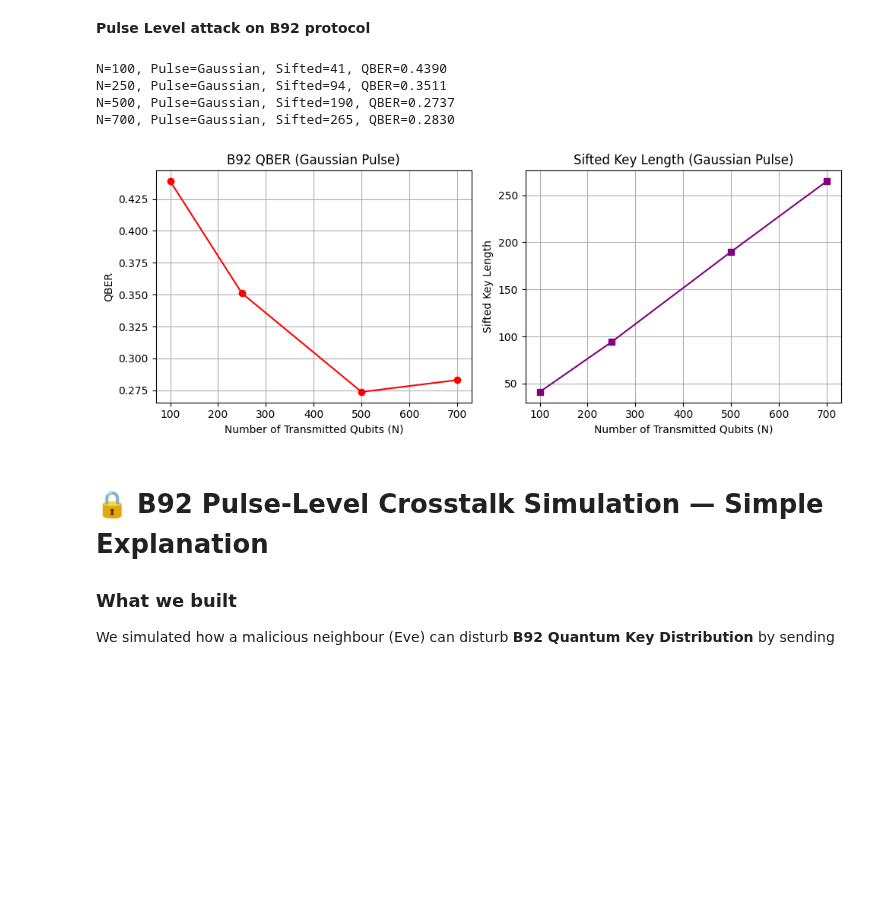
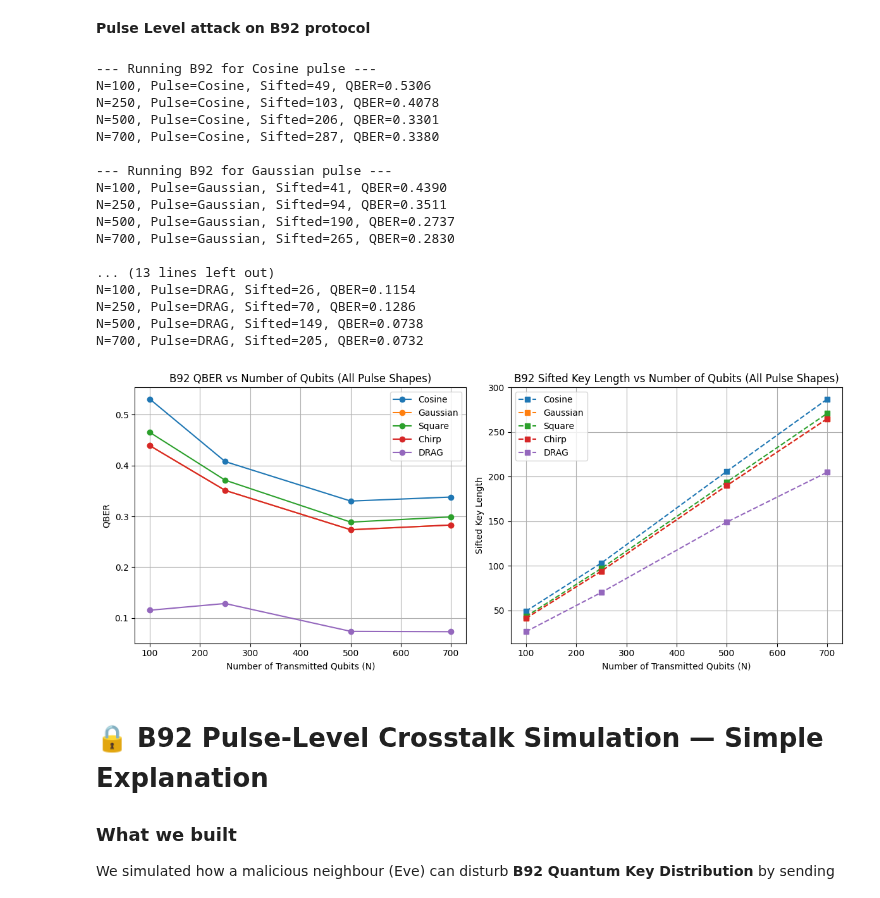
Before and after one commit to ShadowHunter947/ancilla-cats-qkd-crosstalk, a Jupyter notebook: hackathon_b92_anika.ipynb, the cells around one changed output. Drawn from its saved outputs; the diff is of its cells as text; code cells hidden in the pictures; blank space fills up the shorter version.

Commit message:
Added loops for showing different pulses attack

```diff
--- a/hackathon_b92_anika.ipynb
+++ b/hackathon_b92_anika.ipynb
@@ -139,48 +139,82 @@ def run_b92(N=200, seed=42):
     for i in range(N):
         if bob_results[i] == 1:
             sift_alice.append(alice_bits[i])
             sift_bob.append(0 if bob_bases[i] == 1 else 1)
 
     mismatches = sum(a != b for a, b in zip(sift_alice, sift_bob))
     qber = mismatches / len(sift_alice) if sift_alice else 0.0
     return qber, len(sift_alice)
 
 # -----------------------------
-# Run simulation
+# =====================================================
+# Run B92 simulation for ALL pulse shapes
+# =====================================================
+
 N_values = [100, 250, 500, 700]
-qbers, sift_lengths = [], []
+results_qber = {}
+results_sift = {}
 
-for N in N_values:
-    qber, sift_len = run_b92(N=N, seed=42)
-    qbers.append(qber)
-    sift_lengths.append(sift_len)
-    print(f"N={N}, Pulse={chosen_shape}, Sifted={sift_len}, QBER={qber:.4f}")
+for chosen_shape, pulse_func in pulse_shapes.items():
+    print(f"\n--- Running B92 for {chosen_shape} pulse ---")
+    qbers, sift_lengths = [], []
 
-# -----------------------------
-# Plot results
-plt.figure(figsize=(10,4))
+    for N in N_values:
+        qber, sift_len = run_b92(N=N, seed=42)
+        qbers.append(qber)
+        sift_lengths.append(sift_len)
+        print(f"N={N}, Pulse={chosen_shape}, Sifted={sift_len}, QBER={qber:.4f}")
+
+    results_qber[chosen_shape] = qbers
+    results_sift[chosen_shape] = sift_lengths
+
+
+# =====================================================
+# Plot all pulse shapes together
+# =====================================================
+
+plt.figure(figsize=(12,5))
+
+# --- QBER vs N ---
 plt.subplot(1,2,1)
-plt.plot(N_values, qbers, 'o-', color='r')
-plt.title(f"B92 QBER ({chosen_shape} Pulse)")
+for shape, qbers in results_qber.items():
+    plt.plot(N_values, qbers, 'o-', label=shape)
+plt.title("B92 QBER vs Number of Qubits (All Pulse Shapes)")
 plt.xlabel("Number of Transmitted Qubits (N)")
 plt.ylabel("QBER")
+plt.legend()
 plt.grid(True)
 
+# --- Sifted Key Length vs N ---
 plt.subplot(1,2,2)
-plt.plot(N_values, sift_lengths, 's-', color='purple')
-plt.title(f"Sifted Key Length ({chosen_shape} Pulse)")
+for shape, sifts in results_sift.items():
+    plt.plot(N_values, sifts, 's--', label=shape)
+plt.title("B92 Sifted Key Length vs Number of Qubits (All Pulse Shapes)")
 plt.xlabel("Number of Transmitted Qubits (N)")
 plt.ylabel("Sifted Key Length")
+plt.legend()
 plt.grid(True)
 
 plt.tight_layout()
 plt.show()
 # %% [output]
+--- Running B92 for Cosine pulse ---
+N=100, Pulse=Cosine, Sifted=49, QBER=0.5306
+N=250, Pulse=Cosine, Sifted=103, QBER=0.4078
+N=500, Pulse=Cosine, Sifted=206, QBER=0.3301
+N=700, Pulse=Cosine, Sifted=287, QBER=0.3380
+
+--- Running B92 for Gaussian pulse ---
 N=100, Pulse=Gaussian, Sifted=41, QBER=0.4390
 N=250, Pulse=Gaussian, Sifted=94, QBER=0.3511
 N=500, Pulse=Gaussian, Sifted=190, QBER=0.2737
 N=700, Pulse=Gaussian, Sifted=265, QBER=0.2830
+
+... (13 lines left out)
+N=100, Pulse=DRAG, Sifted=26, QBER=0.1154
+N=250, Pulse=DRAG, Sifted=70, QBER=0.1286
+N=500, Pulse=DRAG, Sifted=149, QBER=0.0738
+N=700, Pulse=DRAG, Sifted=205, QBER=0.0732
-[figure, old version]
+[figure, new version]
 # %% [markdown]
 # 🔒 B92 Pulse-Level Crosstalk Simulation — Simple Explanation
 
```
